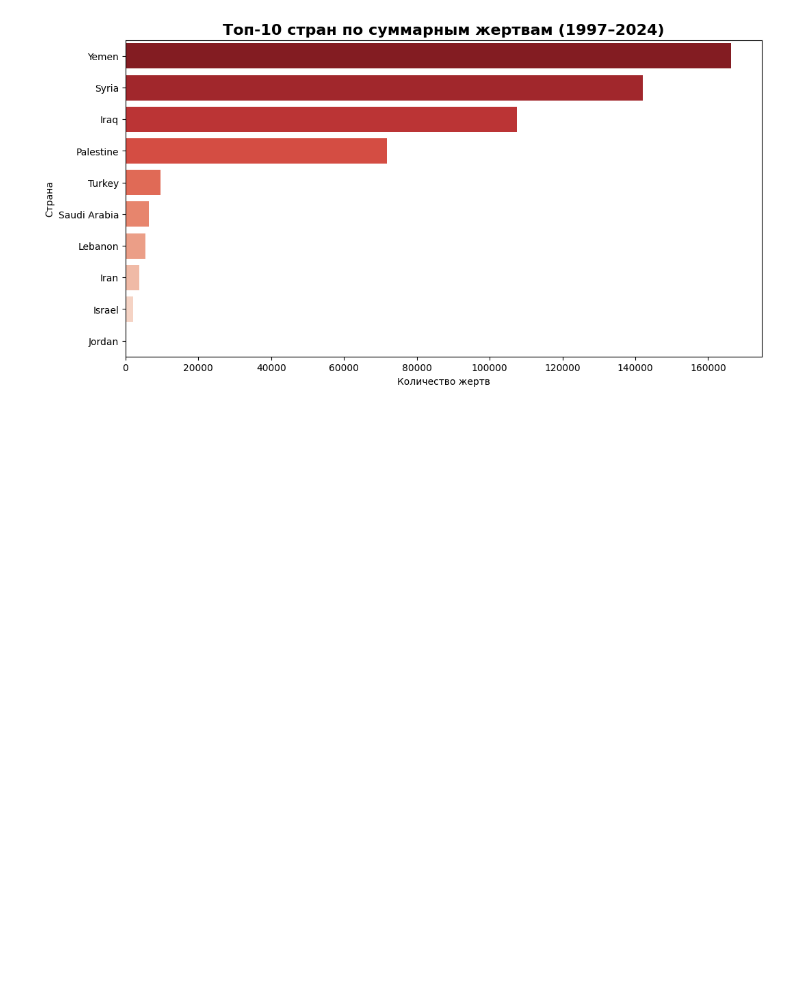
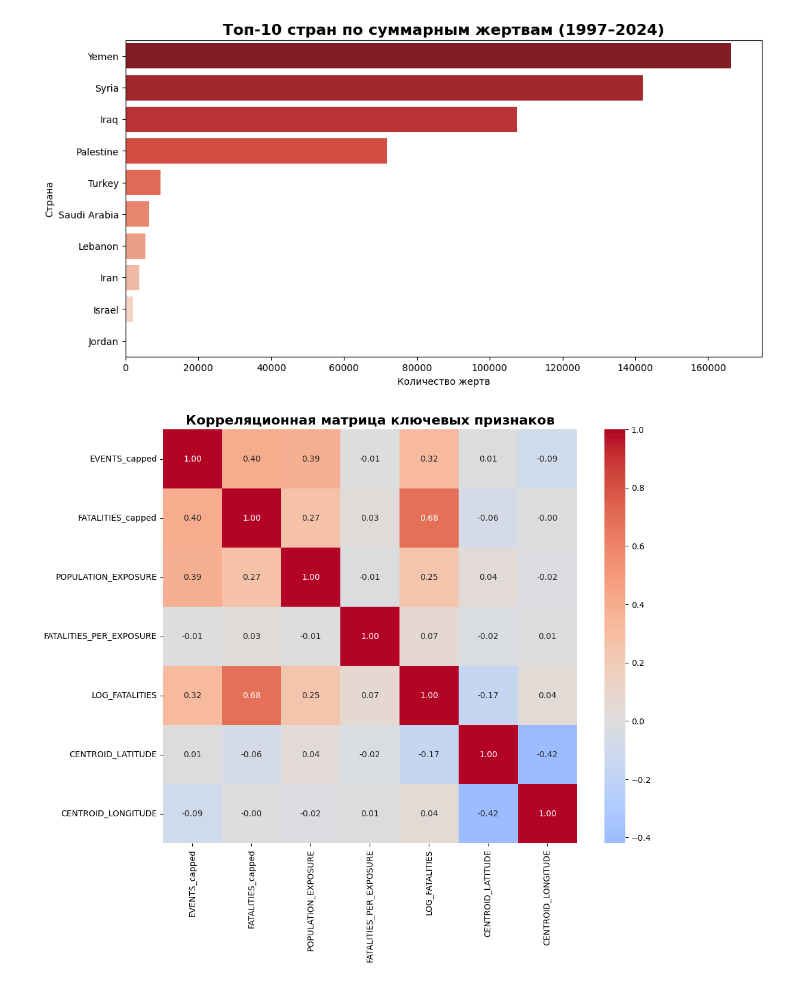
Before and after one commit to alxr33dd/middle_east, a Jupyter notebook: middle_east.ipynb, the cells around one changed output. Saved outputs shown, nothing was run; the diff lists cells and outputs as text; code cells hidden in the pictures; blank space fills up the shorter version.

Commit message:
viz: added correlation heatmap for key engineered features (clean df)

```diff
--- a/middle_east.ipynb
+++ b/middle_east.ipynb
@@ -335,7 +335,7 @@ feature_cols = [
     'ADMIN1_encoded'
 ]
 
-target_cols = ['FATALITIES', 'FATALITIES_capped', 'HIGH_RISK', 'ANY_FATALITIES']
+target_cols = ['FATALITIES', 'FATALITIES_capped', 'HIGH_RISK']
 
 df_clean = df[feature_cols + target_cols].copy()
 
@@ -345,6 +345,6 @@ print(df_clean.columns.tolist())
 
 # Сохраняем
 df_clean.to_excel('data_set_clean.xlsx', index=False)
-print("Сохранён → MiddleEastAnalysis/data_set_clean.xlsx.xlsx")
+print("Сохранён → MiddleEastAnalysis/data_set_clean.xlsx")
 # %% [output]
 === Формируем финальный df_clean ===
@@ -459,3 +462,16 @@ Passing `palette` without assigning `hue` is deprecated and will be removed in v
 
   sns.barplot(x=top10_fatal.values, y=top10_fatal.index, palette='Reds_r')
 [figure]
+# %%
+# --------------------------------------------------
+# 3. Тепловая карта корреляций (heatmap) — seaborn
+# --------------------------------------------------
+plt.figure(figsize=(12, 9))
+corr_matrix = df_clean[['EVENTS_capped', 'FATALITIES_capped', 'POPULATION_EXPOSURE',
+                        'FATALITIES_PER_EXPOSURE', 'LOG_FATALITIES', 'CENTROID_LATITUDE',
+                        'CENTROID_LONGITUDE']].corr()
+sns.heatmap(corr_matrix, annot=True, cmap='coolwarm', center=0, square=True, fmt='.2f')
+plt.title('Корреляционная матрица ключевых признаков', fontsize=16, fontweight='bold')
+plt.show()
+# %% [output]
+[figure, added]
```
Also changed, not shown: parts of 1 cell of this notebook, 1 other file.
